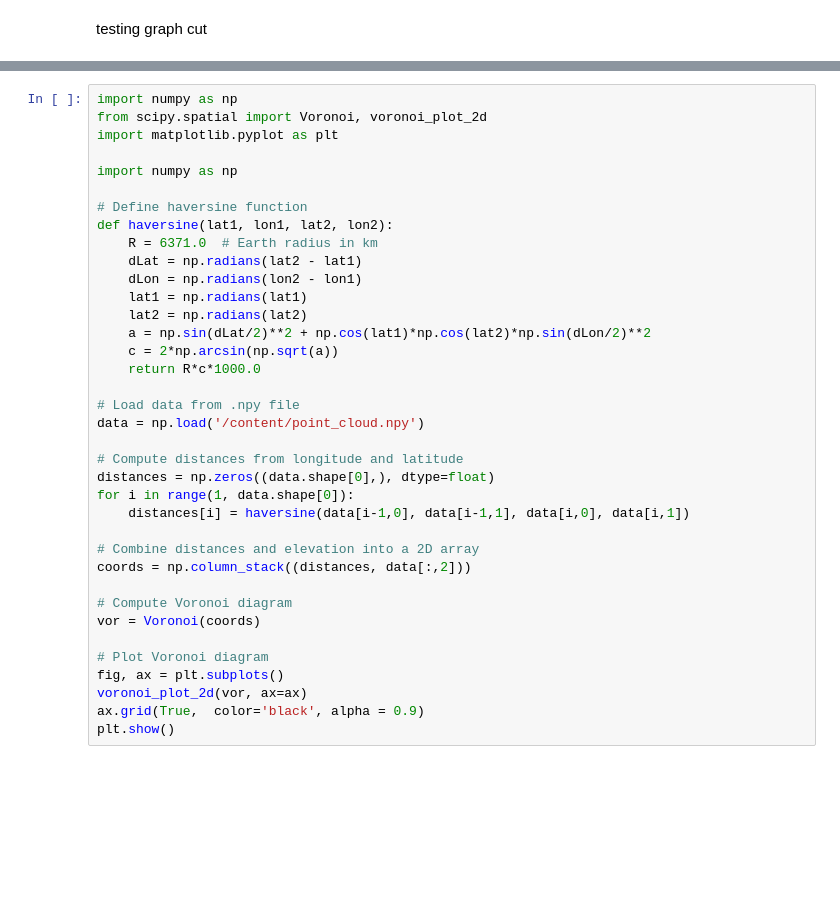
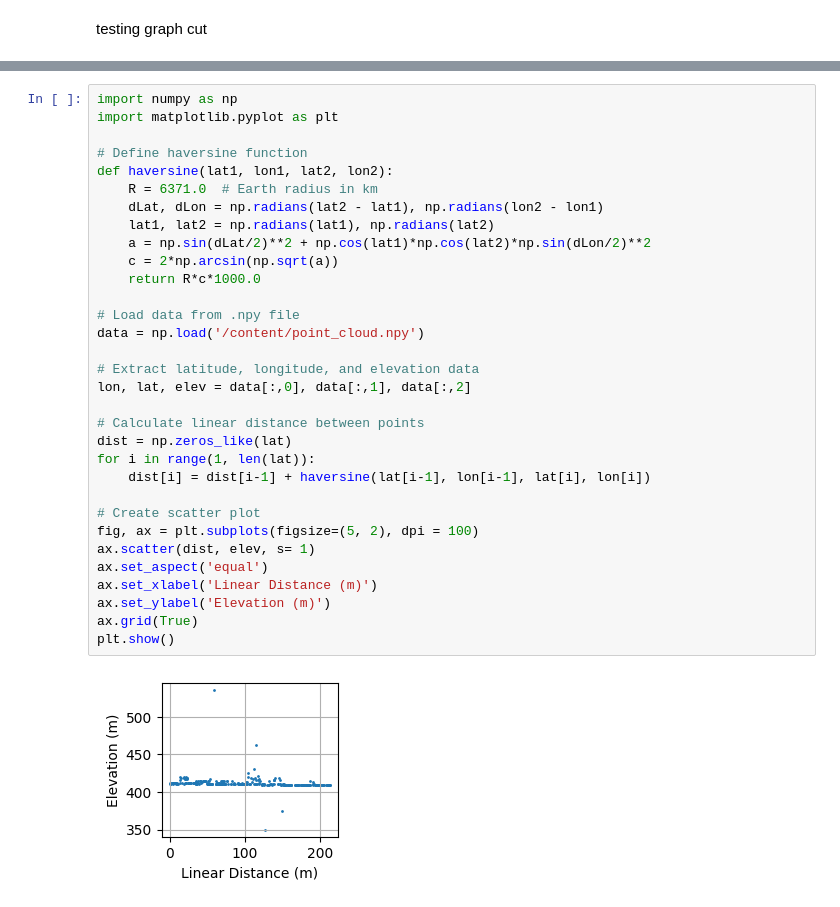
Before and after one commit to 1kaiser/ICESAT2, a Jupyter notebook: ICESAT2_tracks_intersection_plotting.ipynb, the cells around one changed output, grey strips where cells are left out. Cells and saved outputs as stored; diff of their text form; blank space fills up the shorter version.

Commit message:
plotting

```diff
--- a/ICESAT2_tracks_intersection_plotting.ipynb
+++ b/ICESAT2_tracks_intersection_plotting.ipynb
@@ -608,37 +458,34 @@ plt.show()
 # %%
 import numpy as np
-from scipy.spatial import Voronoi, voronoi_plot_2d
 import matplotlib.pyplot as plt
-
-import numpy as np
 
 # Define haversine function
 def haversine(lat1, lon1, lat2, lon2):
     R = 6371.0  # Earth radius in km
-    dLat = np.radians(lat2 - lat1)
-    dLon = np.radians(lon2 - lon1)
-    lat1 = np.radians(lat1)
-    lat2 = np.radians(lat2)
+    dLat, dLon = np.radians(lat2 - lat1), np.radians(lon2 - lon1)
+    lat1, lat2 = np.radians(lat1), np.radians(lat2)
     a = np.sin(dLat/2)**2 + np.cos(lat1)*np.cos(lat2)*np.sin(dLon/2)**2
     c = 2*np.arcsin(np.sqrt(a))
     return R*c*1000.0
 
 # Load data from .npy file
 data = np.load('/content/point_cloud.npy')
 
-# Compute distances from longitude and latitude
-distances = np.zeros((data.shape[0],), dtype=float)
-for i in range(1, data.shape[0]):
-    distances[i] = haversine(data[i-1,0], data[i-1,1], data[i,0], data[i,1])
+# Extract latitude, longitude, and elevation data
+lon, lat, elev = data[:,0], data[:,1], data[:,2]
 
-# Combine distances and elevation into a 2D array
-coords = np.column_stack((distances, data[:,2]))
+# Calculate linear distance between points
+dist = np.zeros_like(lat)
+for i in range(1, len(lat)):
+    dist[i] = dist[i-1] + haversine(lat[i-1], lon[i-1], lat[i], lon[i])
 
-# Compute Voronoi diagram
-vor = Voronoi(coords)
-
-# Plot Voronoi diagram
-fig, ax = plt.subplots()
-voronoi_plot_2d(vor, ax=ax)
-ax.grid(True,  color='black', alpha = 0.9)
+# Create scatter plot
+fig, ax = plt.subplots(figsize=(5, 2), dpi = 100)
+ax.scatter(dist, elev, s= 1)
+ax.set_aspect('equal')
+ax.set_xlabel('Linear Distance (m)')
+ax.set_ylabel('Elevation (m)')
+ax.grid(True)
 plt.show()
+# %% [output]
+[figure, added]
```
Also changed, not shown: parts of 14 cells of this notebook.
